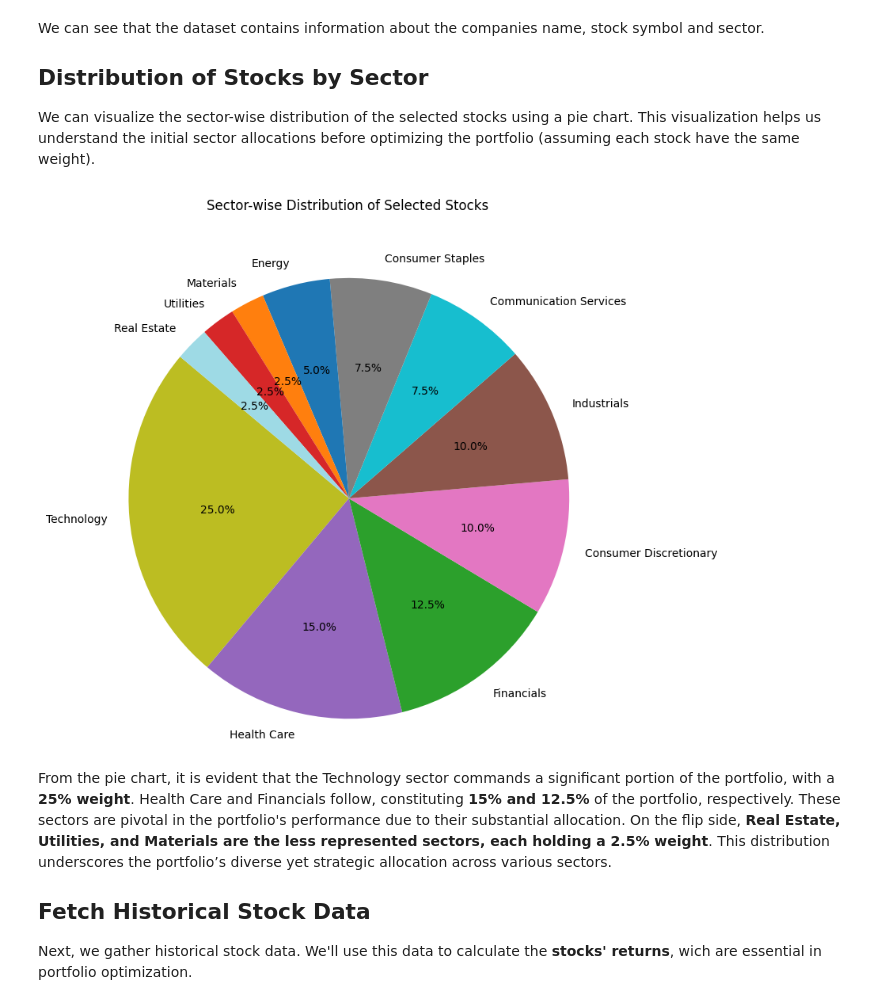
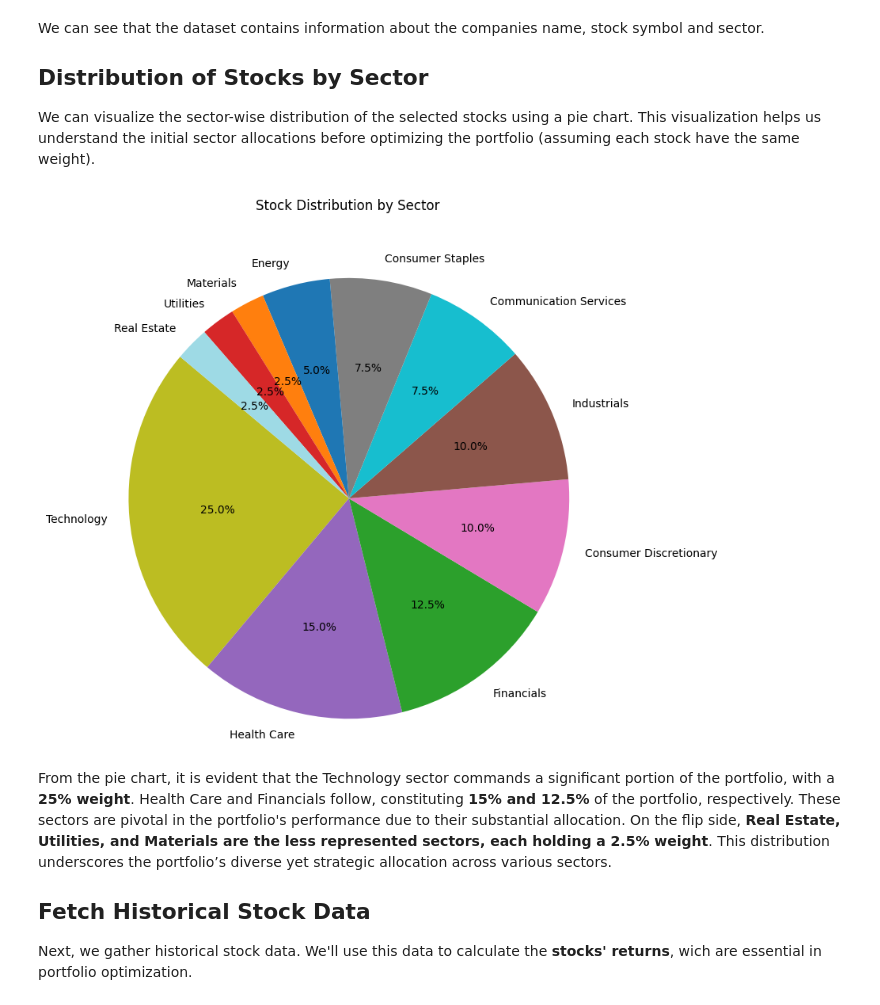
Before and after one commit to Alfredomg7/PortfolioOptimization, a Jupyter notebook: notebook.ipynb, the cells around one changed output. Saved outputs shown, nothing was run; the diff lists cells and outputs as text; code cells hidden in the pictures.

```diff
--- a/notebook.ipynb
+++ b/notebook.ipynb
@@ -29,18 +29,18 @@ We can visualize the sector-wise distribution of the selected stocks using a pie
 # %%
 # Plotting the initial distribution by sector
 import matplotlib.pyplot as plt
 from colors import sector_colors
 
 sector_counts = stocks_data.sector.value_counts()
 
 plt.figure(figsize=(8,8))
 plt.pie(sector_counts, labels=sector_counts.index, autopct="%1.1f%%", startangle=140,
         colors=[sector_colors[sector] for sector in sector_counts.index])
-plt.title("Sector-wise Distribution of Selected Stocks", y=1.08)
+plt.title("Stock Distribution by Sector", y=1.08)
 plt.axis("equal")
 plt.show()
 # %% [output]
-[figure, old version]
+[figure, new version]
 # %% [markdown]
 From the pie chart, it is evident that the Technology sector commands a significant portion of the portfolio, with a **25% weight**. Health Care and Financials follow, constituting **15% and 12.5%** of the portfolio, respectively. These sectors are pivotal in the portfolio's performance due to their substantial allocation. On the flip side, **Real Estate, Utilities, and Materials are the less represented sectors, each holding a 2.5% weight**. This distribution underscores the portfolio’s diverse yet strategic allocation across various sectors.
 
```
Also changed, not shown: parts of 16 cells of this notebook.
